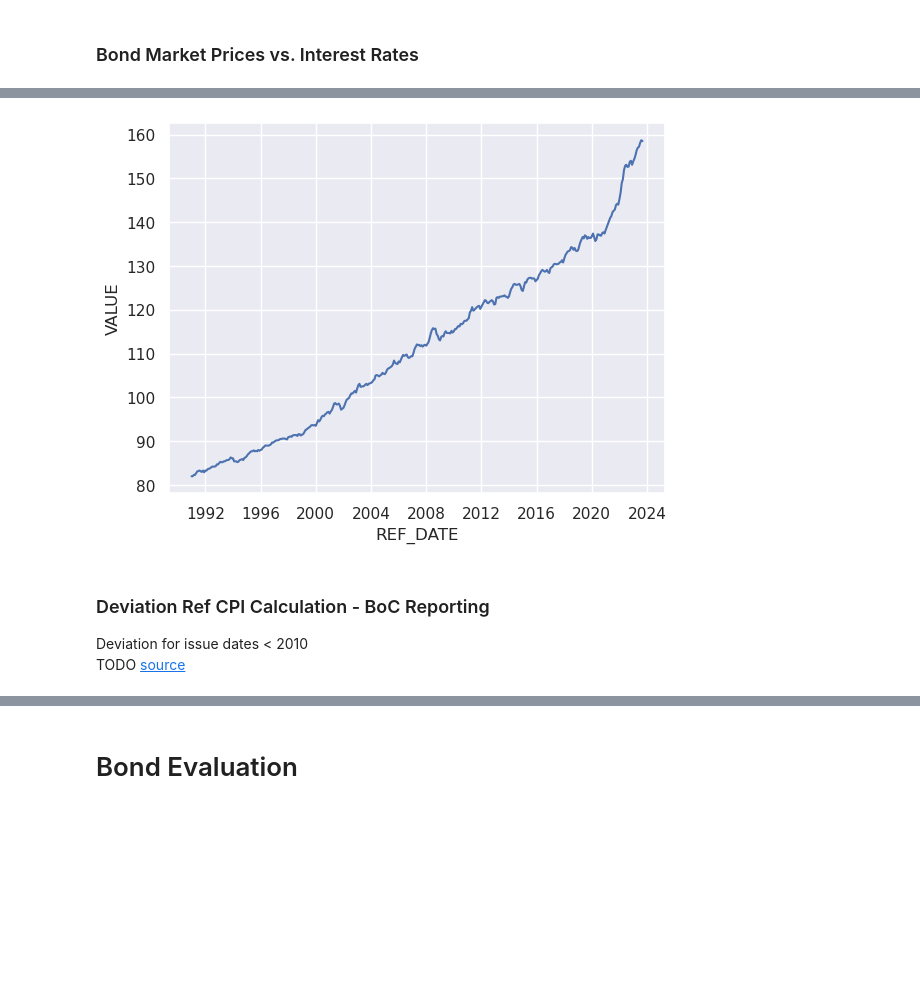
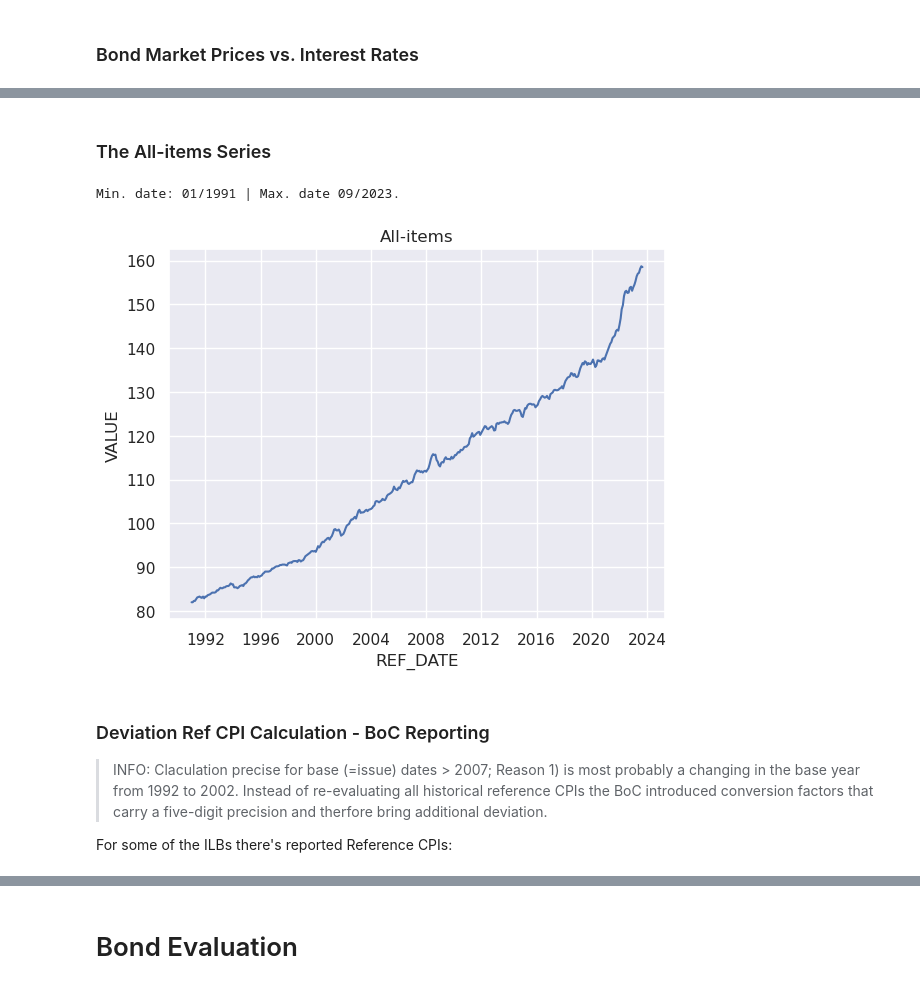
Before and after one commit to marcussteinbacher/fm_se, a Jupyter notebook: fm_se.ipynb, the cells around one changed output, grey strips where cells are left out. Drawn from its saved outputs; the diff is of its cells as text; code cells hidden in the pictures; blank space fills up the shorter version.

```diff
--- a/fm_se.ipynb
+++ b/fm_se.ipynb
@@ -245,4 +336,4 @@ TODO [source](kljgdfg)
 # %%
-ref_cpi = RefCPI()
-ref_cpi.df.head()
+ref_cpi = RefCPI(online=False)
+ref_cpi.available_indices
 # %% [output]
@@ -256,12 +348,21 @@ ref_cpi.df.head()
+# %% [markdown]
+### The All-items Series
+# %%
+min_cpi_date, max_cpi_date = ref_cpi.series.index.min(), ref_cpi.series.index.max()
+print(f"Min. date: {min_cpi_date.strftime('%m/%Y')} | Max. date {max_cpi_date.strftime('%m/%Y')}.")
+# %% [output]
+Min. date: 01/1991 | Max. date 09/2023.
 # %%
-sns.lineplot(data=ref_cpi.df,x="REF_DATE",y="VALUE")
+sns.lineplot(data=ref_cpi.series)
+plt.title("All-items")
 plt.show()
 # %% [output]
-[figure, old version]
+[figure, new version]
 # %% [markdown]
 ### Deviation Ref CPI Calculation - BoC Reporting
-Deviation for issue dates < 2010 <br>
-TODO [source](köugsagf)
+>INFO: Claculation precise for base (=issue) dates > 2007; Reason 1) is most probably a changing in the base year from 1992 to 2002. Instead of re-evaluating all historical reference CPIs the BoC introduced conversion factors that carry a five-digit precision and therfore bring additional deviation.
+>
+For some of the ILBs there's reported Reference CPIs:
 # %%
 def show_base_cpi_deviation(bond):
     print(bond, " ",df_info.loc[bond,"NAME"])
```
Also changed, not shown: parts of 66 cells of this notebook, 13 other files.
